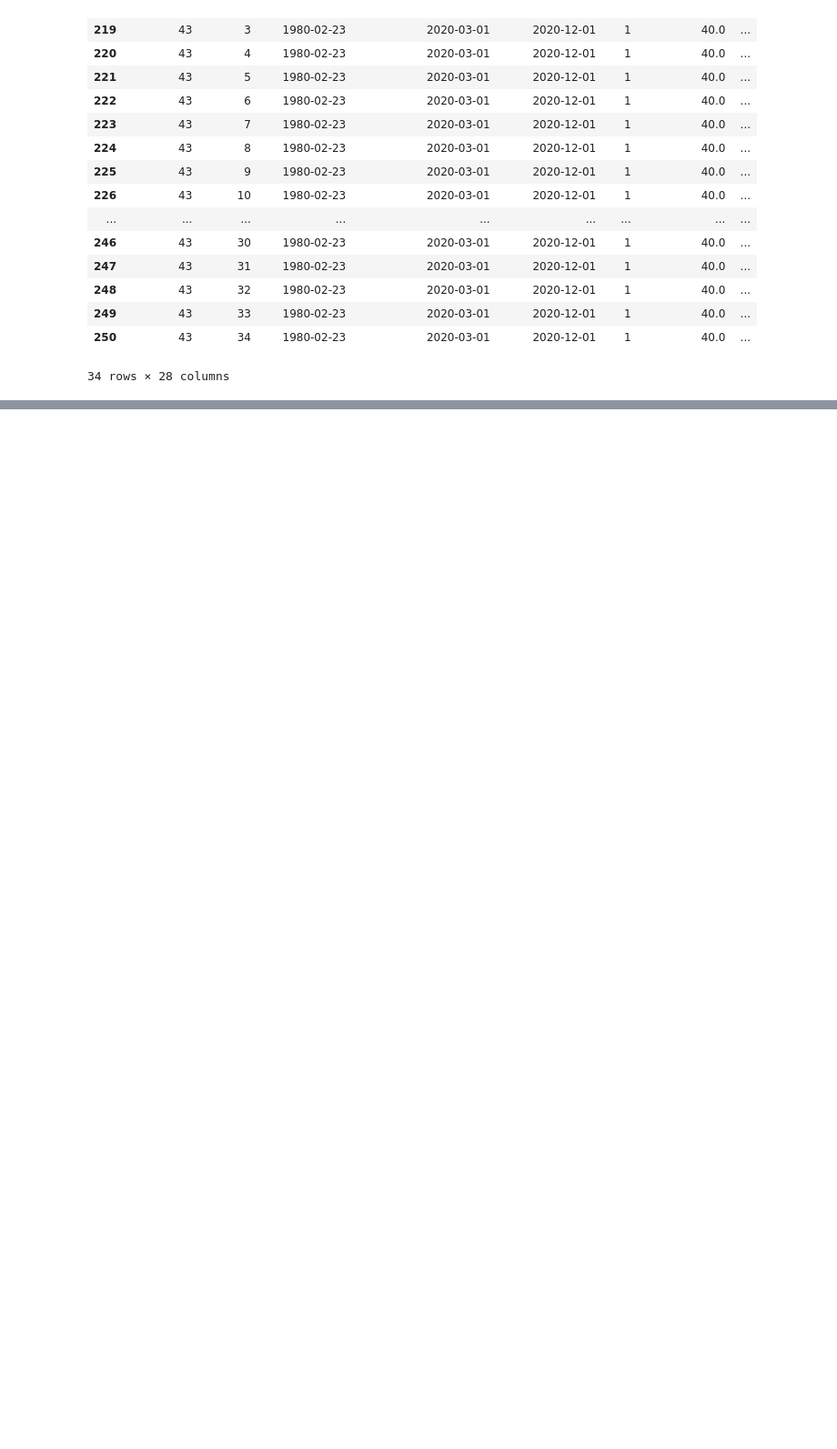
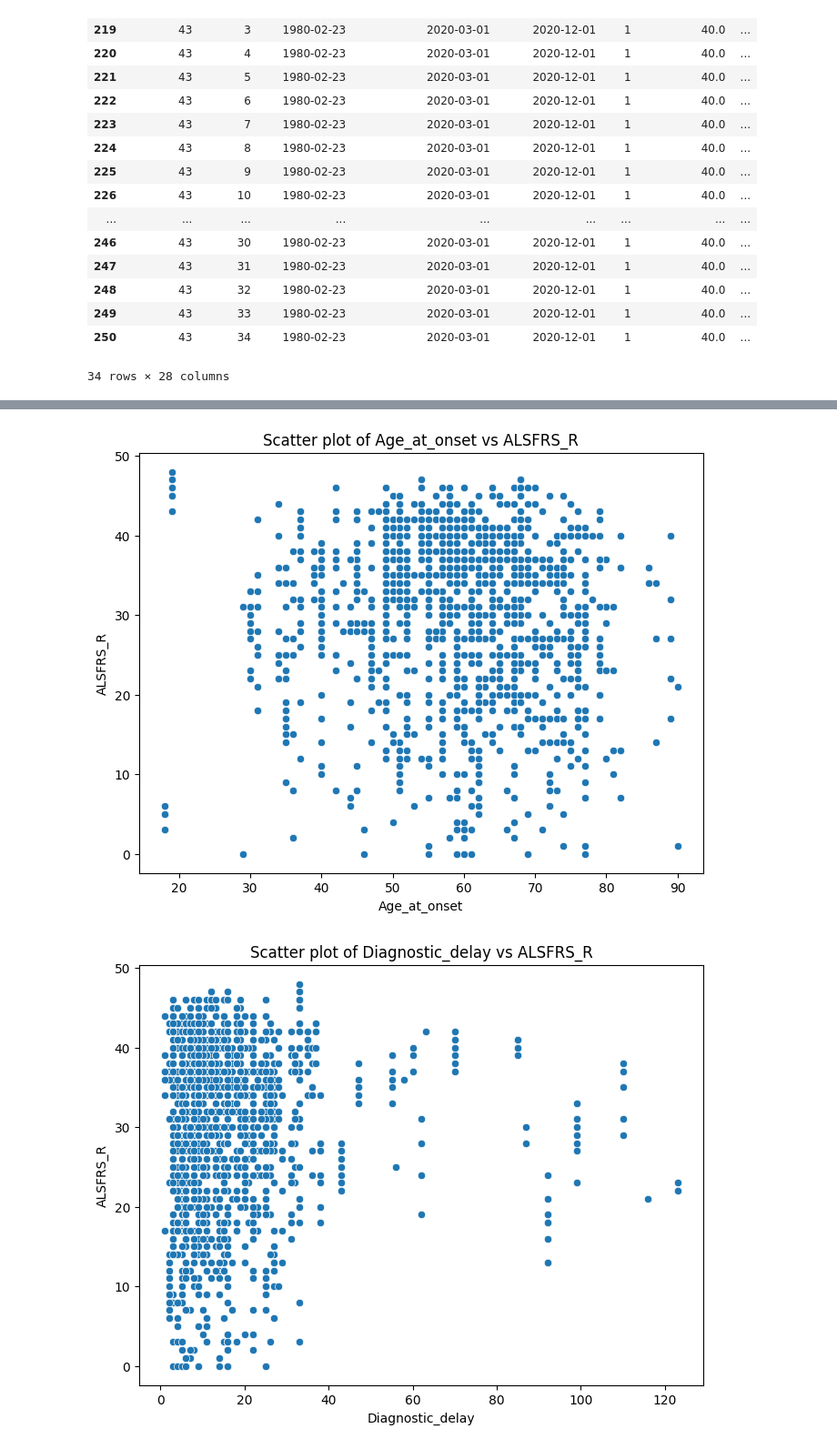
Before and after one commit to FaridRash/Advance-Statistical-Learnin--Semester-3, a Jupyter notebook: MH/PrePration.ipynb, the cells around one changed output, grey strips where cells are left out. Shown at 91% size. Drawn from its saved outputs; the diff is of its cells as text; code cells hidden in the pictures; blank space fills up the shorter version.

```diff
--- a/MH/PrePration.ipynb
+++ b/MH/PrePration.ipynb
@@ -50,3 +50,6 @@ display(most_frequent_patient_rows)
 | 249 | 43 | 33 | 1980-02-23 | 2020-03-01 | 2020-12-01 | 1 | 40.0 | ... |
 | 250 | 43 | 34 | 1980-02-23 | 2020-03-01 | 2020-12-01 | 1 | 40.0 | ... |
 34 rows × 28 columns
+# %%
+df = df.drop(columns=['Date_of_birth', 'Symptom_onset_date', 'Diagnosis_date'])
+display(df.head())
@@ -52,0 +64,12 @@ display(most_frequent_patient_rows)
+# %%
+variables_to_plot = ['Age_at_onset', 'Diagnostic_delay', 'MRC_Upper_Limb', 'MRC_Lower_Limb', 'MRC_Bulbar', 'PUMNS_Upper_Limb', 'PUMNS_Lower_Limb', 'PUMNS_Bulbar', 'CNS_Linear_Score', 'Disease_duration', 'Progression_rate', 'ALSFRS_R', 'ALSAQ_5']
+for var in variables_to_plot:
+    plt.figure(figsize=(8, 6))
+    sns.scatterplot(data=df, x=var, y='ALSFRS_R')
+    plt.title(f'Scatter plot of {var} vs ALSFRS_R')
+    plt.xlabel(var)
+    plt.ylabel('ALSFRS_R')
+    plt.show()
+# %% [output]
+[figure, added]
+[figure, added]
```
Also changed, not shown: parts of 3 cells of this notebook.
